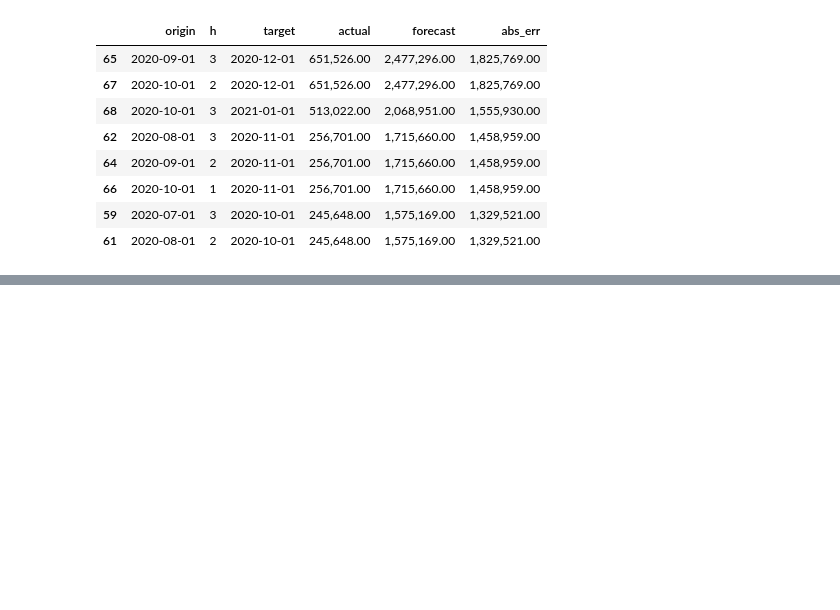
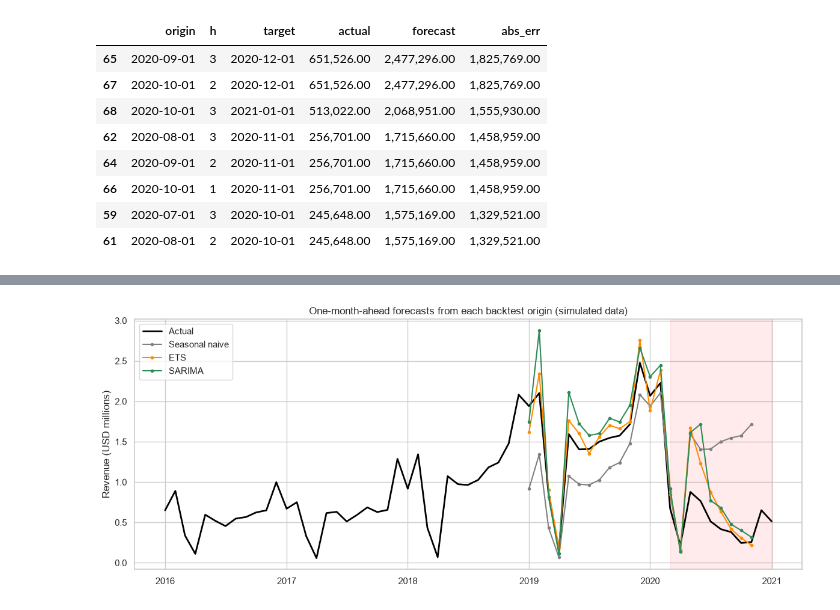
Before and after one commit to Mohsintahseen/sales-intelligence-system, a Jupyter notebook: notebooks/02_forecasting.ipynb, the cells around one changed output, grey strips where cells are left out. Cells and saved outputs as stored; diff of their text form; code cells hidden in the pictures; blank space fills up the shorter version.

Commit message:
Phase 5: ETS and SARIMA models in the rolling backtest

```diff
--- a/notebooks/02_forecasting.ipynb
+++ b/notebooks/02_forecasting.ipynb
@@ -160,0 +226,25 @@ bt_naive.nlargest(8, "abs_err")[["origin", "h", "target", "actual", "forecast",
+# %%
+models = {"Seasonal naive": bt_naive, "ETS": bt_ets, "SARIMA": bt_sar}
+
+rows = []
+for name, b in models.items():
+    for reg in ["pre-break", "touches 2020 break"]:
+        m = metrics(b[b["regime"] == reg])
+        rows.append({"model": name, "regime": reg, "WAPE_%": m["WAPE_%"], "bias_%": m["bias_%"], "MAE": m["MAE"]})
+print(pd.DataFrame(rows).round(1).to_string(index=False))
+
+print("\nWAPE % by horizon (months ahead):")
+rows = []
+for name, b in models.items():
+    for reg in ["pre-break", "touches 2020 break"]:
+        g = b[b["regime"] == reg]
+        rows.append({"model": name, "regime": reg,
+                     **{f"h={k}": metrics(g[g["h"] == k])["WAPE_%"] for k in (1, 2, 3)}})
+print(pd.DataFrame(rows).round(1).to_string(index=False))
+
+print("\nOrigins where the model's total absolute error beats seasonal naive:")
+err = {n: b.assign(ae=(b["forecast"] - b["actual"]).abs()).groupby(["origin", "regime"])["ae"].sum()
+       for n, b in models.items()}
+for n in ("ETS", "SARIMA"):
+    win = (err[n] < err["Seasonal naive"]).groupby("regime").agg(["sum", "count"])
+    print(n, win.rename(columns={"sum": "wins", "count": "origins"}).to_dict("index"))
@@ -160,0 +272,16 @@ bt_naive.nlargest(8, "abs_err")[["origin", "h", "target", "actual", "forecast",
+# %%
+fig, ax = plt.subplots(figsize=(12, 5))
+ax.plot(y.index, y / 1e6, color="black", linewidth=2, label="Actual")
+colours = {"Seasonal naive": "grey", "ETS": "darkorange", "SARIMA": "seagreen"}
+for name, b in models.items():
+    h1 = b[b["h"] == 1].set_index("target")
+    ax.plot(h1.index, h1["forecast"] / 1e6, marker="o", markersize=3, color=colours[name], label=name)
+ax.axvspan(pd.Timestamp("2020-03-01"), y.index[-1], color="red", alpha=0.08)
+ax.set_title("One-month-ahead forecasts from each backtest origin (simulated data)")
+ax.set_ylabel("Revenue (USD millions)")
+ax.legend()
+plt.tight_layout()
+plt.savefig("../reports/figures/model_comparison.png", dpi=150)
+plt.show()
+# %% [output]
+[figure, added]
```
Also changed, not shown: parts of 3 cells of this notebook, 2 other files.
